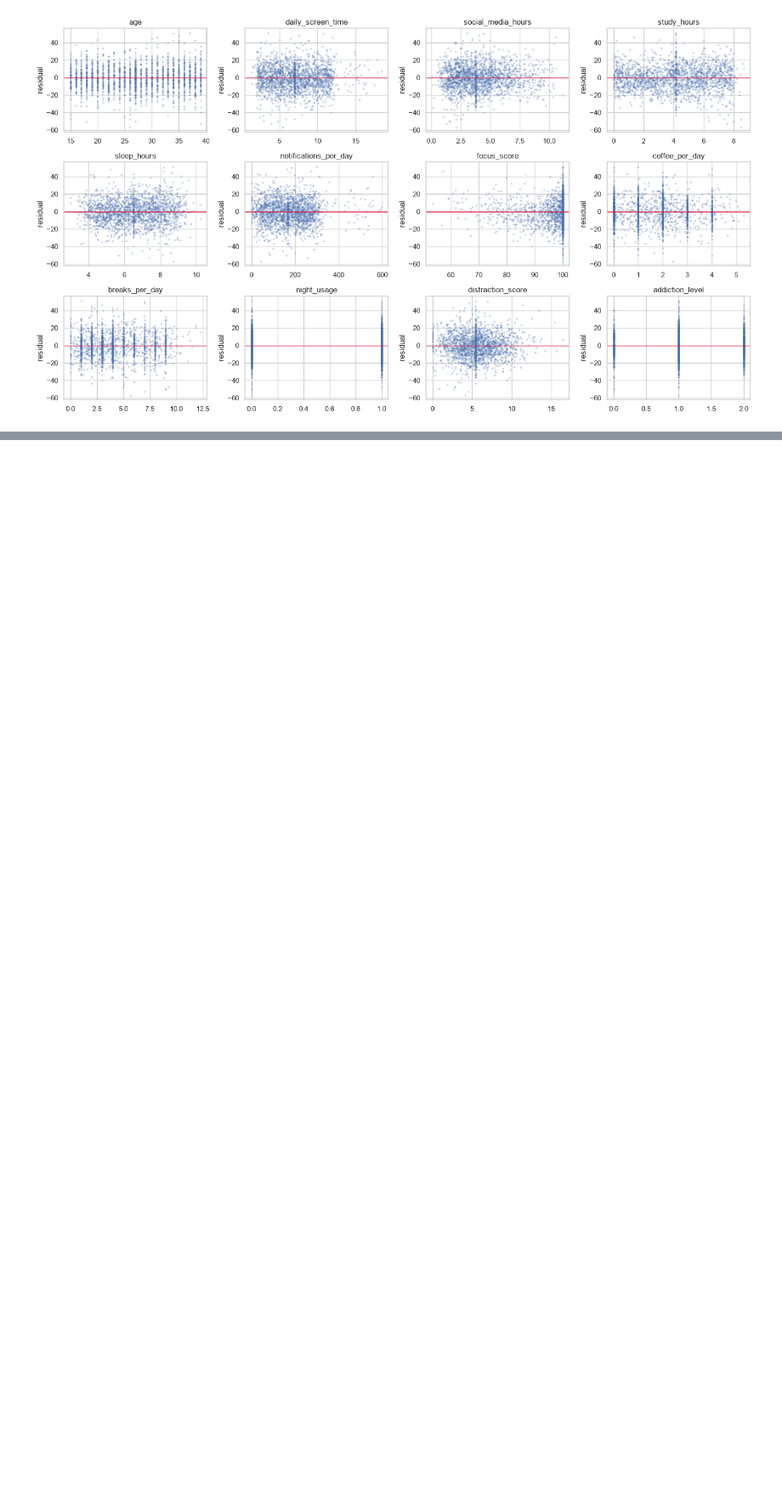
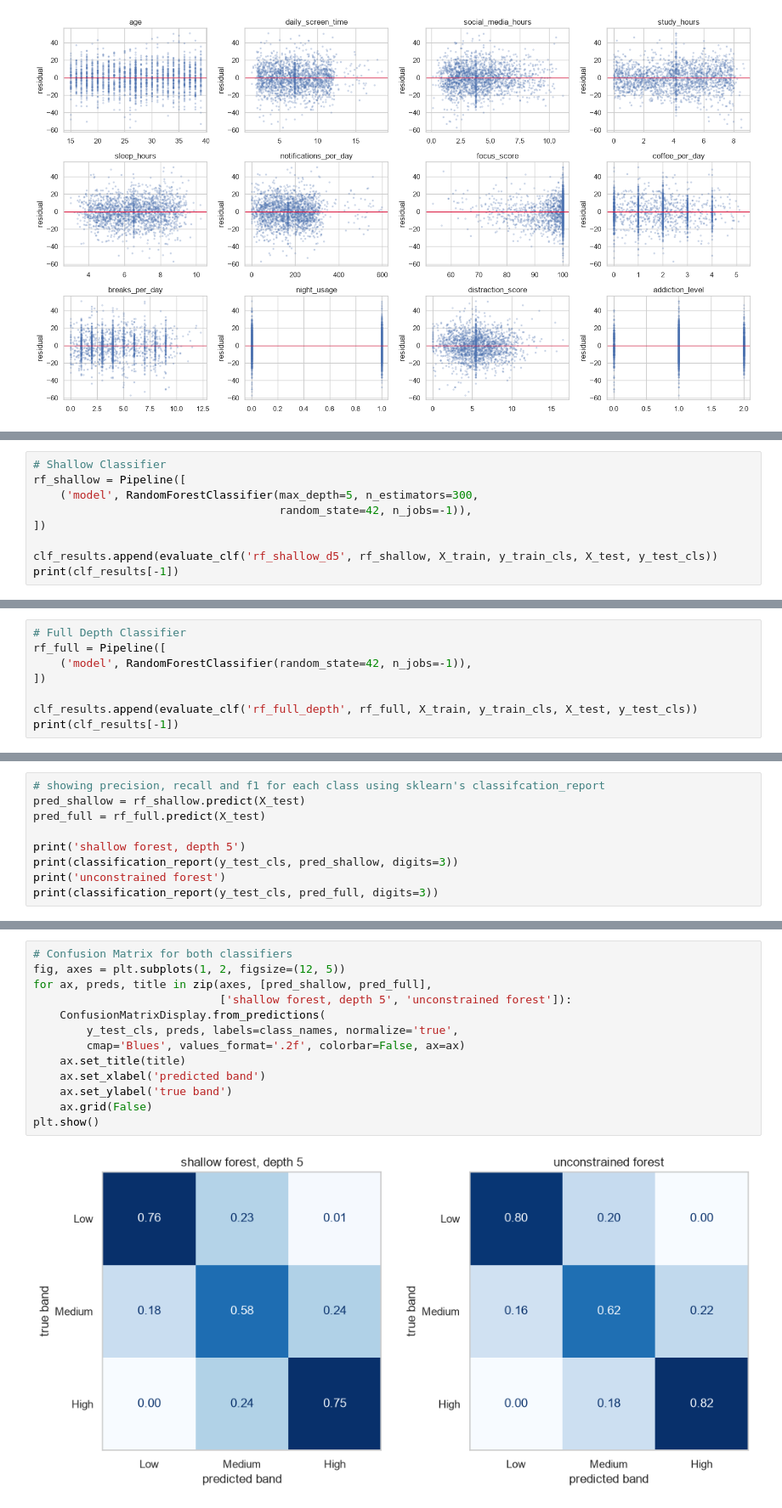
Before and after one commit to emfallat/CS5100-Final-Project, a Jupyter notebook: productivity.ipynb, the cells around one changed output, grey strips where cells are left out. Shown at 85% size. Cells and saved outputs as stored; diff of their text form; blank space fills up the shorter version.

Commit message:
random forest classifier predicting productivity_score

```diff
--- a/productivity.ipynb
+++ b/productivity.ipynb
@@ -420,0 +495,9 @@ plt.show()
+# %%
+# Shallow Classifier
+rf_shallow = Pipeline([
+    ('model', RandomForestClassifier(max_depth=5, n_estimators=300,
+                                     random_state=42, n_jobs=-1)),
+])
+
+clf_results.append(evaluate_clf('rf_shallow_d5', rf_shallow, X_train, y_train_cls, X_test, y_test_cls))
+print(clf_results[-1])
@@ -420,0 +506,8 @@ plt.show()
+# %%
+# Full Depth Classifier
+rf_full = Pipeline([
+    ('model', RandomForestClassifier(random_state=42, n_jobs=-1)),
+])
+
+clf_results.append(evaluate_clf('rf_full_depth', rf_full, X_train, y_train_cls, X_test, y_test_cls))
+print(clf_results[-1])
@@ -420,0 +525,9 @@ plt.show()
+# %%
+# showing precision, recall and f1 for each class using sklearn's classifcation_report
+pred_shallow = rf_shallow.predict(X_test)
+pred_full = rf_full.predict(X_test)
+
+print('shallow forest, depth 5')
+print(classification_report(y_test_cls, pred_shallow, digits=3))
+print('unconstrained forest')
+print(classification_report(y_test_cls, pred_full, digits=3))
@@ -420,0 +552,15 @@ plt.show()
+# %%
+# Confusion Matrix for both classifiers
+fig, axes = plt.subplots(1, 2, figsize=(12, 5))
+for ax, preds, title in zip(axes, [pred_shallow, pred_full],
+                            ['shallow forest, depth 5', 'unconstrained forest']):
+    ConfusionMatrixDisplay.from_predictions(
+        y_test_cls, preds, labels=class_names, normalize='true',
+        cmap='Blues', values_format='.2f', colorbar=False, ax=ax)
+    ax.set_title(title)
+    ax.set_xlabel('predicted band')
+    ax.set_ylabel('true band')
+    ax.grid(False)
+plt.show()
+# %% [output]
+[figure, added]
```
Also changed, not shown: parts of 13 cells of this notebook.
